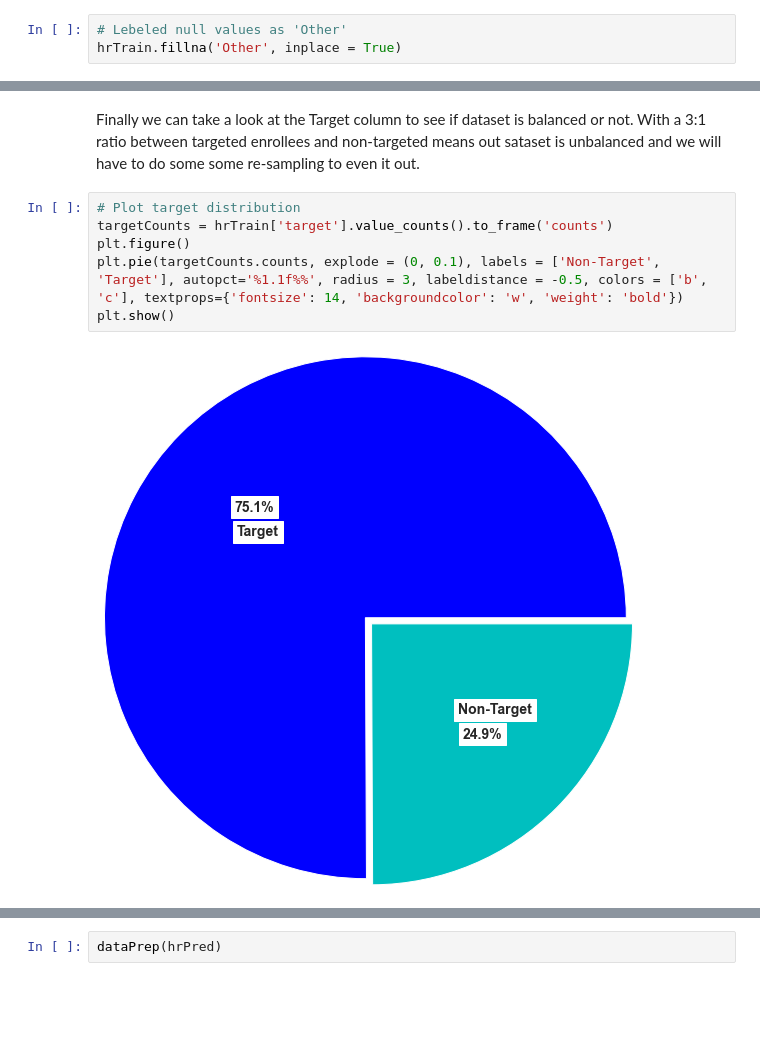
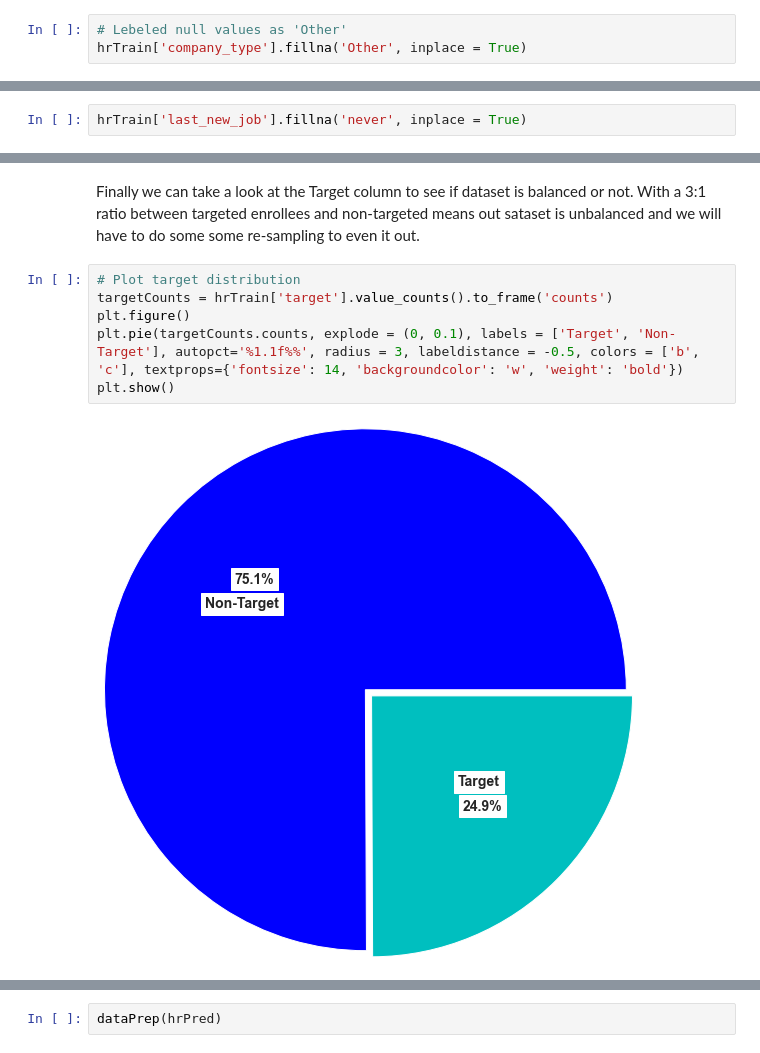
Before and after one commit to JordanFortney/recruitmentTargetsML, a Jupyter notebook: hrAnalytics.ipynb, the cells around one changed output, grey strips where cells are left out. Drawn from its saved outputs; the diff is of its cells as text; blank space fills up the shorter version.

```diff
--- a/hrAnalytics.ipynb
+++ b/hrAnalytics.ipynb
@@ -380,4 +380,4 @@ Other                   121
 Name: company_type, dtype: int64
 # %%
 # Lebeled null values as 'Other'
-hrTrain.fillna('Other', inplace = True)
+hrTrain['company_type'].fillna('Other', inplace = True)
@@ -384,3 +396,5 @@ hrTrain.fillna('Other', inplace = True)
+# %%
+hrTrain['last_new_job'].fillna('never', inplace = True)
 # %% [markdown]
 ##### Categorical Null Value Treatment Summary:
 * Gender: Changed to binary classification of: identified as male or did not identify as male which included the null values
@@ -583,8 +580,8 @@ Finally we can take a look at the Target column to see if dataset is balanced or
 # %%
 # Plot target distribution
 targetCounts = hrTrain['target'].value_counts().to_frame('counts')
 plt.figure()
-plt.pie(targetCounts.counts, explode = (0, 0.1), labels = ['Non-Target', 'Target'], autopct='%1.1f%%', radius = 3, labeldistance = -0.5, colors = ['b', 'c'], textprops={'fontsize': 14, 'backgroundcolor': 'w', 'weight': 'bold'})
+plt.pie(targetCounts.counts, explode = (0, 0.1), labels = ['Target', 'Non-Target'], autopct='%1.1f%%', radius = 3, labeldistance = -0.5, colors = ['b', 'c'], textprops={'fontsize': 14, 'backgroundcolor': 'w', 'weight': 'bold'})
 plt.show()
 # %% [output]
-[figure, old version]
+[figure, new version]
```
Also changed, not shown: parts of 122 cells of this notebook, 13 other files.
